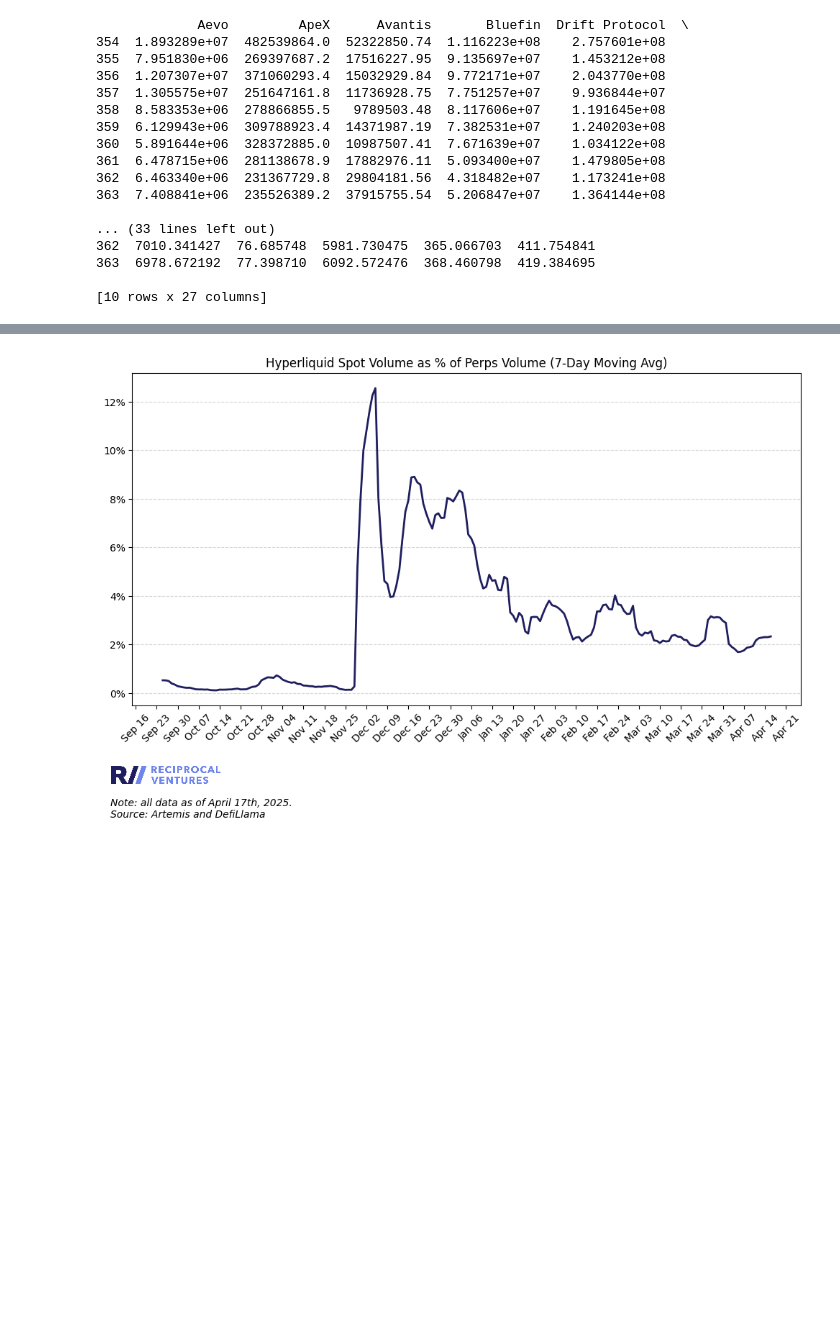
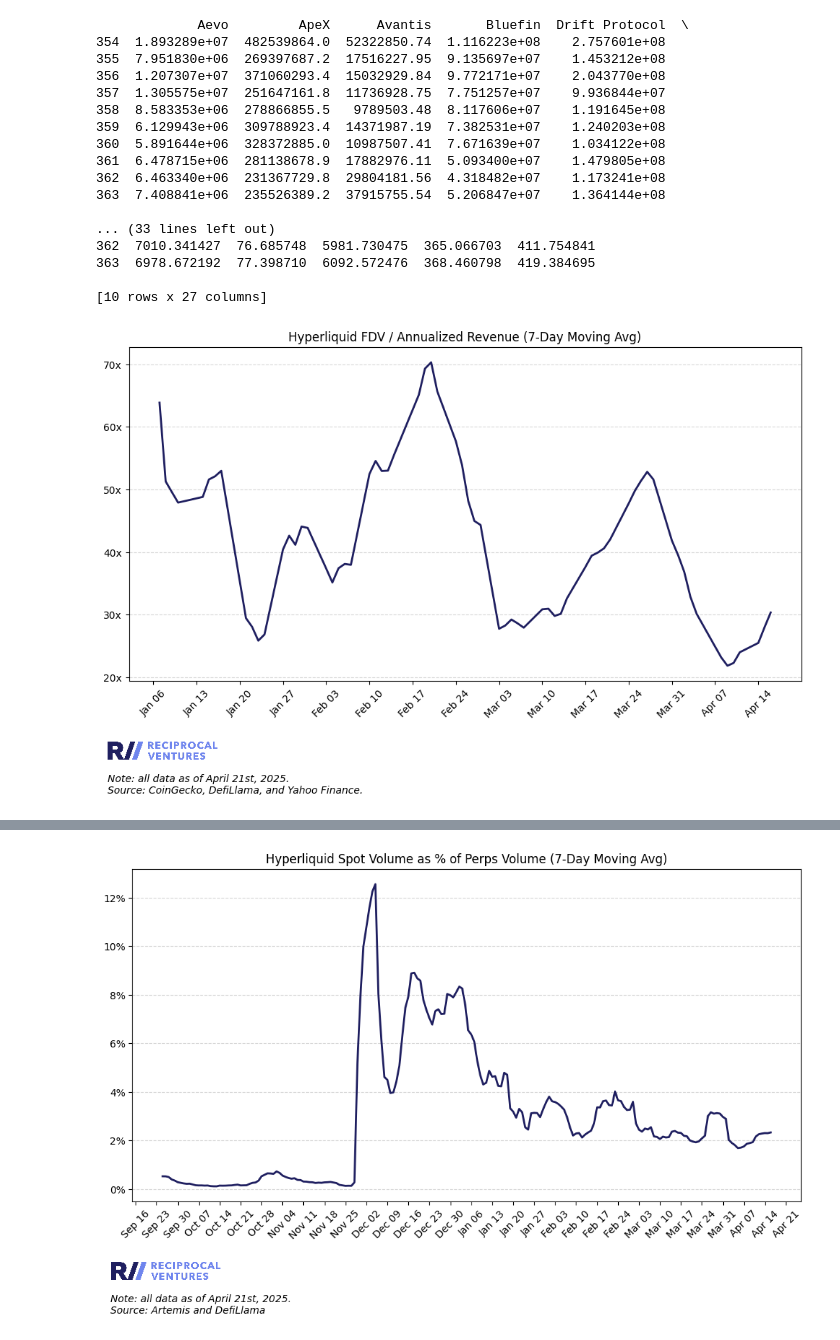
Before and after one commit to jimboevans/hyperliquid-data-cuts, a Jupyter notebook: analysis.ipynb, the cells around one changed output, grey strips where cells are left out. Cells and saved outputs as stored; diff of their text form; code cells hidden in the pictures; blank space fills up the shorter version.

Commit message:
update fdv / annualized revenue for hype

```diff
--- a/analysis.ipynb
+++ b/analysis.ipynb
@@ -554,3 +553,68 @@ print(idx_df.tail(10))
 363  6978.672192  77.398710  6092.572476  368.460798  419.384695
 
 [10 rows x 27 columns]
+# %%
+# total supply for FDV
+total_hype_tokens = 1000000000
+
+# Load Hyperliquid fees data
+with open("raw-data/defillama-raw-data/defillama_hyperliquid-fees.json", "r") as f:
+    fee_data = json.load(f)
+
+fee_df = pd.DataFrame(fee_data["totalDataChart"], columns=["timestamp_s", "fees"])
+fee_df["date"] = pd.to_datetime(fee_df["timestamp_s"], unit="s")
+fee_df = fee_df[["date", "fees"]]
+fee_df['annualized-fees'] = fee_df['fees'] * 365
+
+# Load Hyperliquid close price data
+with open("raw-data/coingecko-raw-data/coingecko_hyperliquid_spot_strict_list_data.json", "r") as f:
+    price_data = json.load(f)
+
+price_df = pd.DataFrame(price_data["prices"], columns=["timestamp_ms", "price"])
+price_df["date"] = pd.to_datetime(price_df["timestamp_ms"], unit="ms")  # use price_df, unit=ms
+price_df = price_df[["date", "price"]]
+price_df["fdv"] = price_df["price"] * total_hype_tokens
+
+# Merge Hyperliquid datasets
+df = pd.merge(fee_df, price_df, on="date", how="inner")
+df["hype-fdv-rev-multiple"] = df["fdv"] / df["annualized-fees"]
+
+# Calculate trailing 7-day average
+df["hype-fdv-rev-multiple-7d"] = df["hype-fdv-rev-multiple"].rolling(window=7).mean()
+
+# Load Coibnase close price data
+with open("raw-data/yahoofinance-raw-data/COIN_mcap_to_annualized_oprev.json", "r") as f:
+    mcap_data = json.load(f)
+mcap_df = pd.DataFrame.from_dict(mcap_data, orient="index")
+mcap_df.index.name = "date"
+mcap_df.reset_index(inplace=True)
+mcap_df["date"] = pd.to_datetime(mcap_df["date"])
+
+df = pd.merge(df, mcap_df, on="date", how="inner")
+
+# Plot
+fig, ax = plt.subplots(figsize=(12, 6))
+ax.plot(df["date"], df["hype-fdv-rev-multiple-7d"], color="#1f1f60", linewidth=2, label="7D Avg")
+
+# X-axis formatting: show ticks weekly, on Mondays
+ax.xaxis.set_major_locator(mdates.WeekdayLocator(byweekday=MO, interval=1))
+ax.xaxis.set_major_formatter(mdates.DateFormatter('%b %d'))
+plt.xticks(rotation=45)
+
+# Y-axis formatting
+ax.set_title("Hyperliquid FDV / Annualized Revenue (7-Day Moving Avg)")
+ax.yaxis.set_major_formatter(mtick.FuncFormatter(lambda x, _: f'{x:.0f}x'))
+
+plt.grid(axis='y', linestyle='--', alpha=0.5)
+add_logo(ax, position=(0.05, -0.21))
+plt.figtext(0.1, -0.15, f"Note: all data as of {date}.\nSource: CoinGecko, DefiLlama, and Yahoo Finance.", ha='left', fontsize=10, style='italic')
+
+# Save plot
+if not os.path.exists("plots"):
+    os.makedirs("plots")
+plt.savefig("plots/hyperliquid_fdv_to_annualized-revenue_7d_avg.png", dpi=300, bbox_inches='tight')
+plt.show()
+
+print(df.tail(10))
+# %% [output]
+[figure, added]
```
Also changed, not shown: parts of 5 cells of this notebook, 16 other files.
